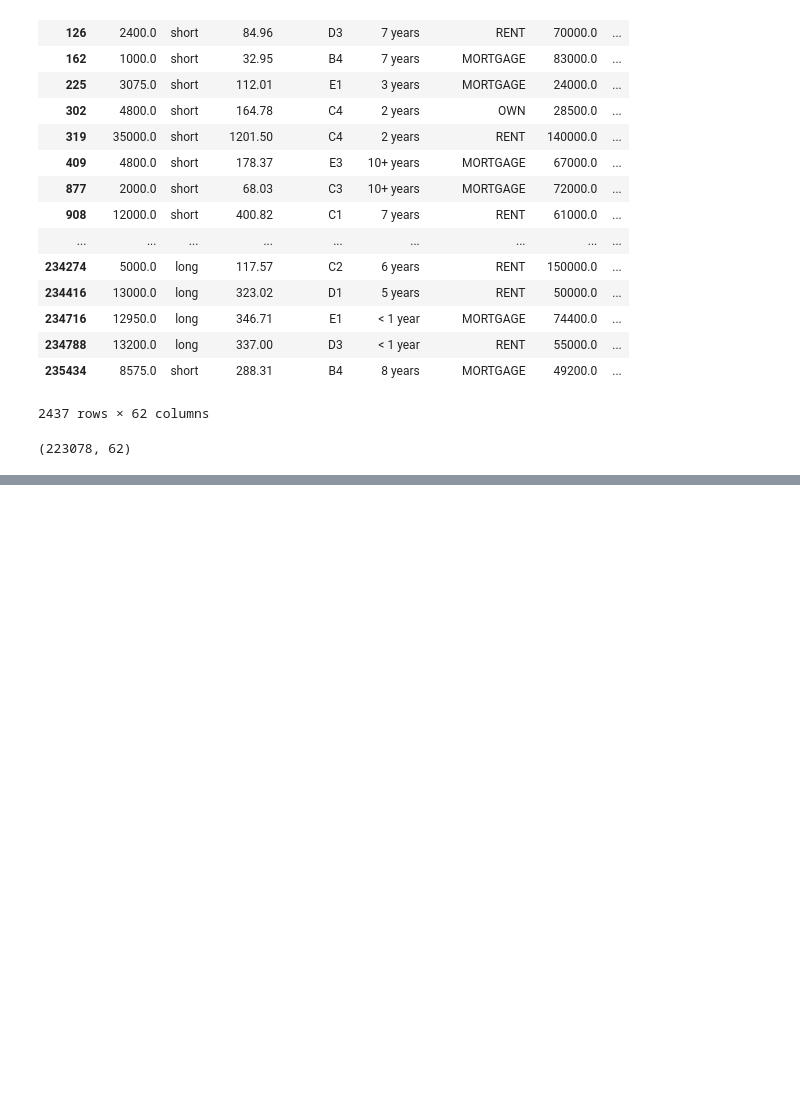
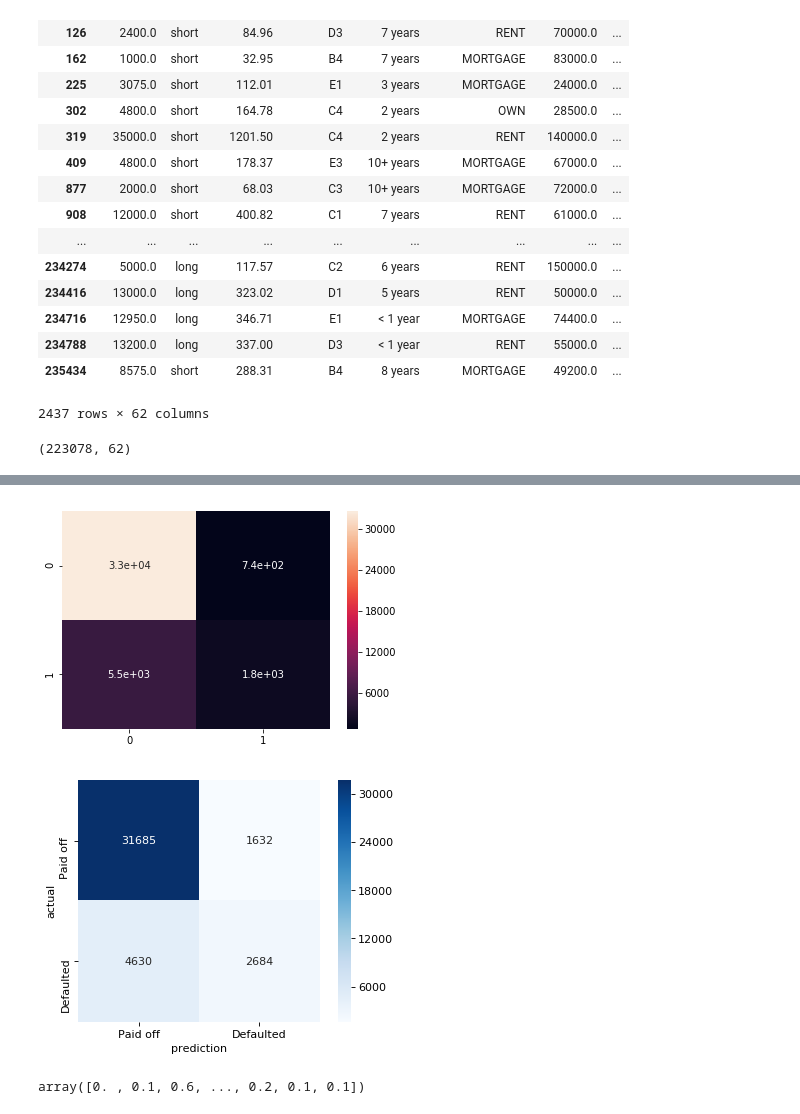
Before and after one commit to jeremyrchow/lending_club_default_model, a Jupyter notebook: EDA.ipynb, the cells around one changed output, grey strips where cells are left out. Cells and saved outputs as stored; diff of their text form; code cells hidden in the pictures; blank space fills up the shorter version.

Commit message:
First random forest model done

```diff
--- a/EDA.ipynb
+++ b/EDA.ipynb
@@ -324,10 +332,12 @@ df_temp = df.dropna()
 # %%
 def patsy_string_from_df(df):
-    df = df.drop(columns = ['loan_status'])
+    """Makes patsy string from dataframe df. Drops 'loan_status' variable by default."""
+    df = df.drop(columns = ['loan_status']) # Drop the target variable
+
     patsy_string = ''
     for title in df.columns:
         patsy_string += title + " + "
     #remove last plus and spaces from string
     patsy_string=patsy_string[:-3]
-    print("Patsy String: " +patsy_string)
+    # print("Patsy String: " +patsy_string)
     return patsy_string
@@ -359,0 +344,9 @@ DesignMatrix with shape (203151, 179)
+# %%
+# Make patsy design matrix from all dataframe
+# This takes care of onehot variables
+X = patsy.dmatrix(patsy_string_from_df(df_temp),df_temp)
+y = df_temp['loan_status'].values
+X_train, X_test, y_train, y_test = train_test_split(X, y, test_size=0.2, random_state=123456)
+# %%
+clf = RandomForestClassifier()
+clf.fit(X_train,y_train)
@@ -359,0 +361,13 @@ DesignMatrix with shape (203151, 179)
+# %%
+predicted = clf.predict(X_test)
+# %%
+cm = pd.DataFrame(confusion_matrix(y_test, predicted))
+sns.heatmap(cm, annot=True)
+make_confusion_matrix(clf)
+# %% [output]
+[figure, added]
+[figure, added]
+# %%
+clf.predict_proba(X_test)[:,1]
+# %% [output]
+array([0. , 0.1, 0.6, ..., 0.2, 0.1, 0.1])
```
Also changed, not shown: parts of 15 cells of this notebook.
